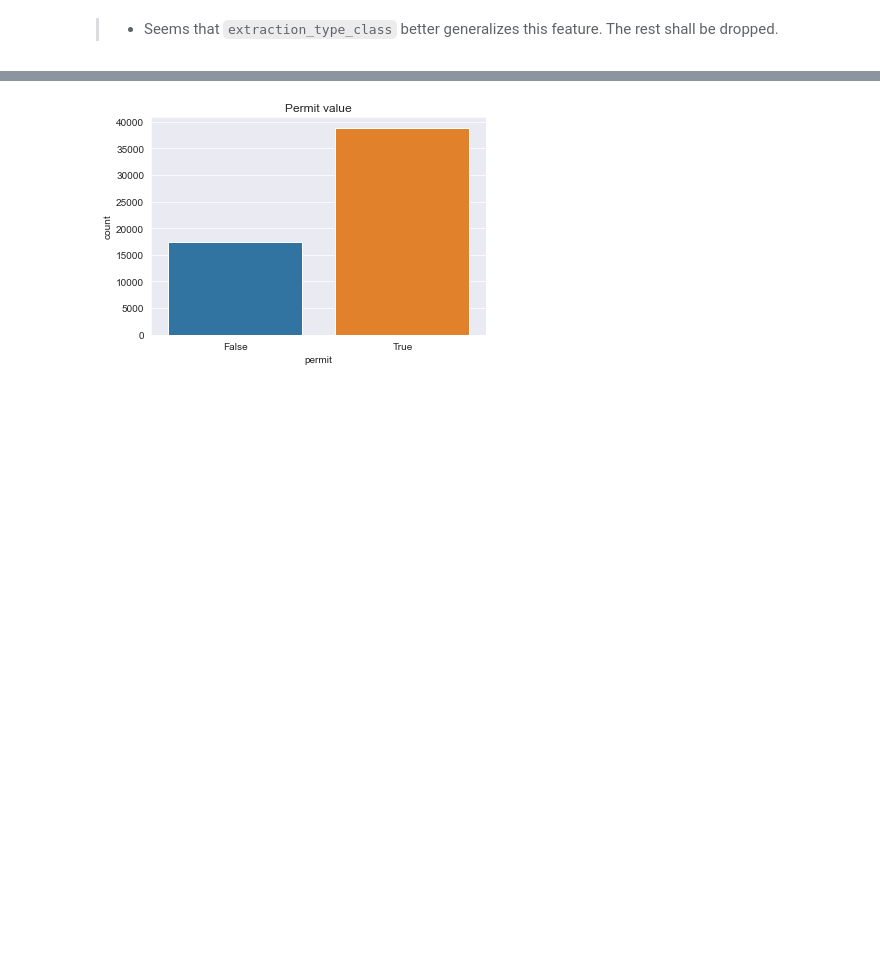
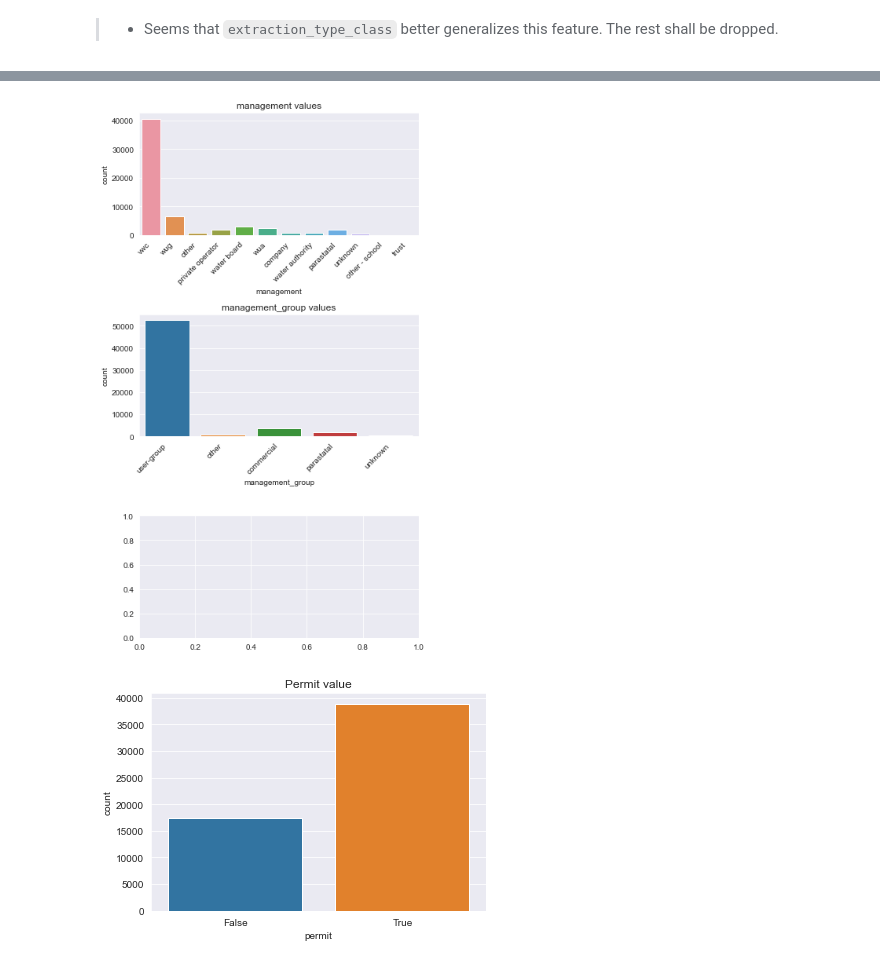
Before and after one commit to R3TR0Quan/tanzania-wells-classification, a Jupyter notebook: explore.ipynb, the cells around one changed output, grey strips where cells are left out. Drawn from its saved outputs; the diff is of its cells as text; code cells hidden in the pictures; blank space fills up the shorter version.

```diff
--- a/explore.ipynb
+++ b/explore.ipynb
@@ -233,20 +233,25 @@ Data columns (total 41 columns):
 dtypes: float64(3), int64(7), object(31)
 memory usage: 21.5+ MB
 # %%
-# #plot extraction types
-extraction_cols = labelled_train_set.iloc[:, 24:27] #subset columns
+#fucntion to plot comparison barcharts
+def count_plot_compare(data):
+    """
+    Plots countplots for subset of columns for comparisons
+    Params: data, pandas.DataFrame
+    Returns: None
+    """
+    # #fig and axes
+    fig, axes = plt.subplots(nrows=3, ncols=1, figsize=(6, 10))
 
-# #fig and axes
-fig, axes = plt.subplots(nrows=3, ncols=1, figsize=(6, 10))
+    # #loop over subset
+    for ind, col in enumerate(data.columns):
+        ax = sns.countplot(x=col, data=data, ax=axes[ind])
+        ax.set_title(f'{col} values')
+        ax.set_xticklabels(ax.get_xticklabels(), rotation=45, ha='right')
 
-# #loop over subset
-for ind, col in enumerate(extraction_cols.columns):
-    ax = sns.countplot(x=col, data=extraction_cols, ax=axes[ind])
-    ax.set_title(f'{col} values')
-    ax.set_xticklabels(ax.get_xticklabels(), rotation=45, ha='right')
+    # #adjust spacing
+    plt.tight_layout()
 
-# #adjust spacing
-plt.tight_layout()
-
-# #show
-plt.show()
+    # #show
+    plt.show()
+    return None
@@ -257,3 +286,9 @@ plt.show()
+# %%
+#countplot comparison for 'management' columns
+col_subset_2 = labelled_train_set.iloc[:, 27:29]
+count_plot_compare(col_subset_2)
+# %% [output]
+[figure, added]
 # %%
 #plot 'permit' values
 sns.countplot(x='permit', data=labelled_train_set)
```
Also changed, not shown: parts of 6 cells of this notebook, 1 other file.
